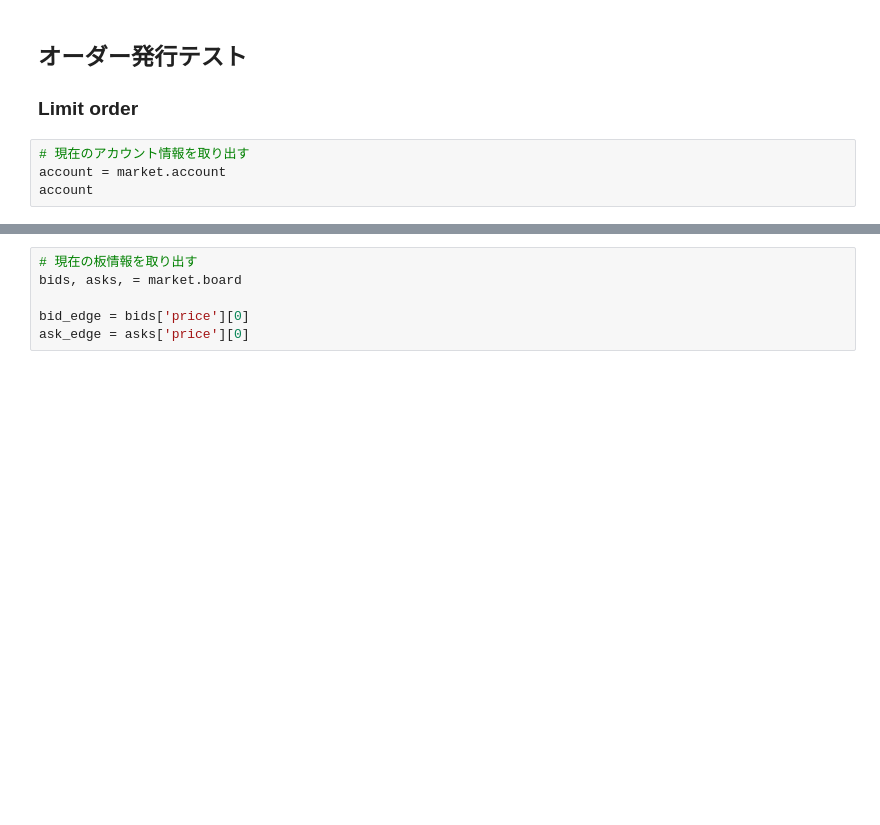
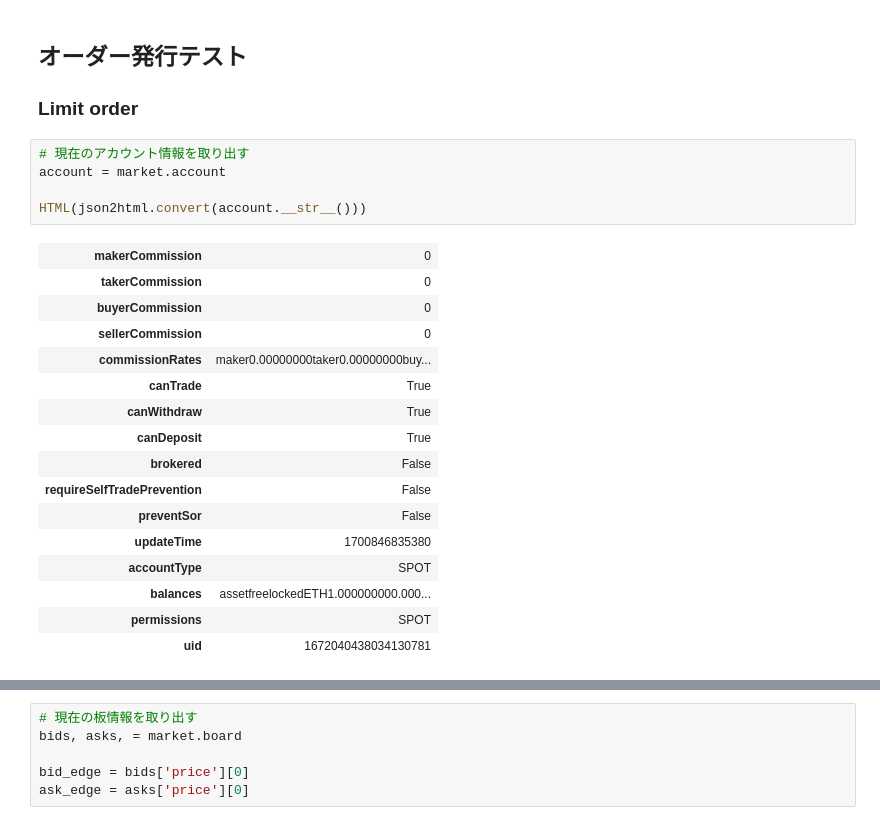
Before and after one commit to yasstake/rusty-bot, a Jupyter notebook: manual/binance_order.ipynb, the cells around one changed output, grey strips where cells are left out. Drawn from its saved outputs; the diff is of its cells as text; blank space fills up the shorter version.

```diff
--- a/manual/binance_order.ipynb
+++ b/manual/binance_order.ipynb
@@ -120,7 +157,25 @@ market.cancel_all_orders()
 # %%
 # 現在のアカウント情報を取り出す
 account = market.account
-account
+
+HTML(json2html.convert(account.__str__()))
+# %% [output]
+| makerCommission | 0 |
+| takerCommission | 0 |
+| buyerCommission | 0 |
+| sellerCommission | 0 |
+| commissionRates | maker0.00000000taker0.00000000buy... |
+| canTrade | True |
+| canWithdraw | True |
+| canDeposit | True |
+| brokered | False |
+| requireSelfTradePrevention | False |
+| preventSor | False |
+| updateTime | 1700846835380 |
+| accountType | SPOT |
+| balances | assetfreelockedETH1.000000000.000... |
+| permissions | SPOT |
+| uid | 1672040438034130781 |
 # %%
 # accountにはすべての通貨の残高が入っているので、BTCとUSDTの残高を表示する
 print("BTC 残高 =", account['BTC'])
```
Also changed, not shown: parts of 19 cells of this notebook.
